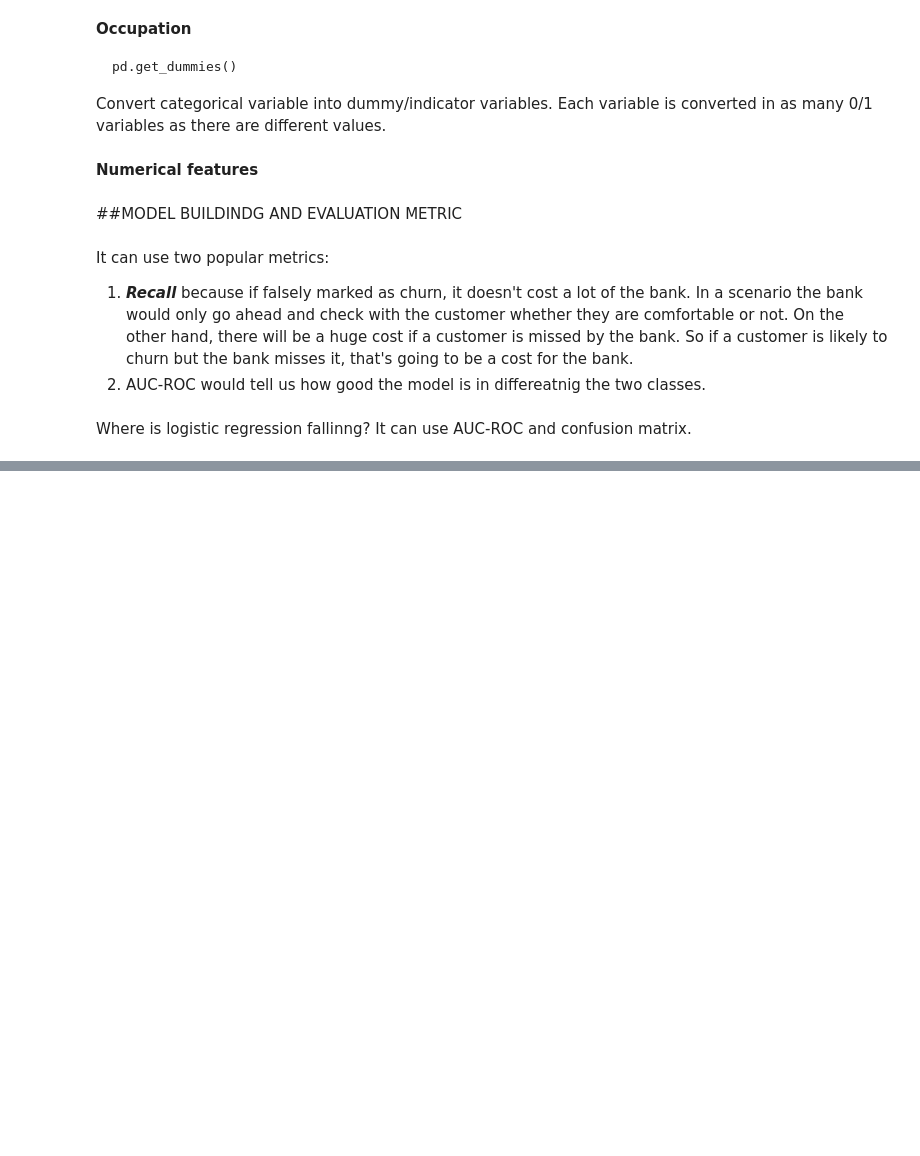
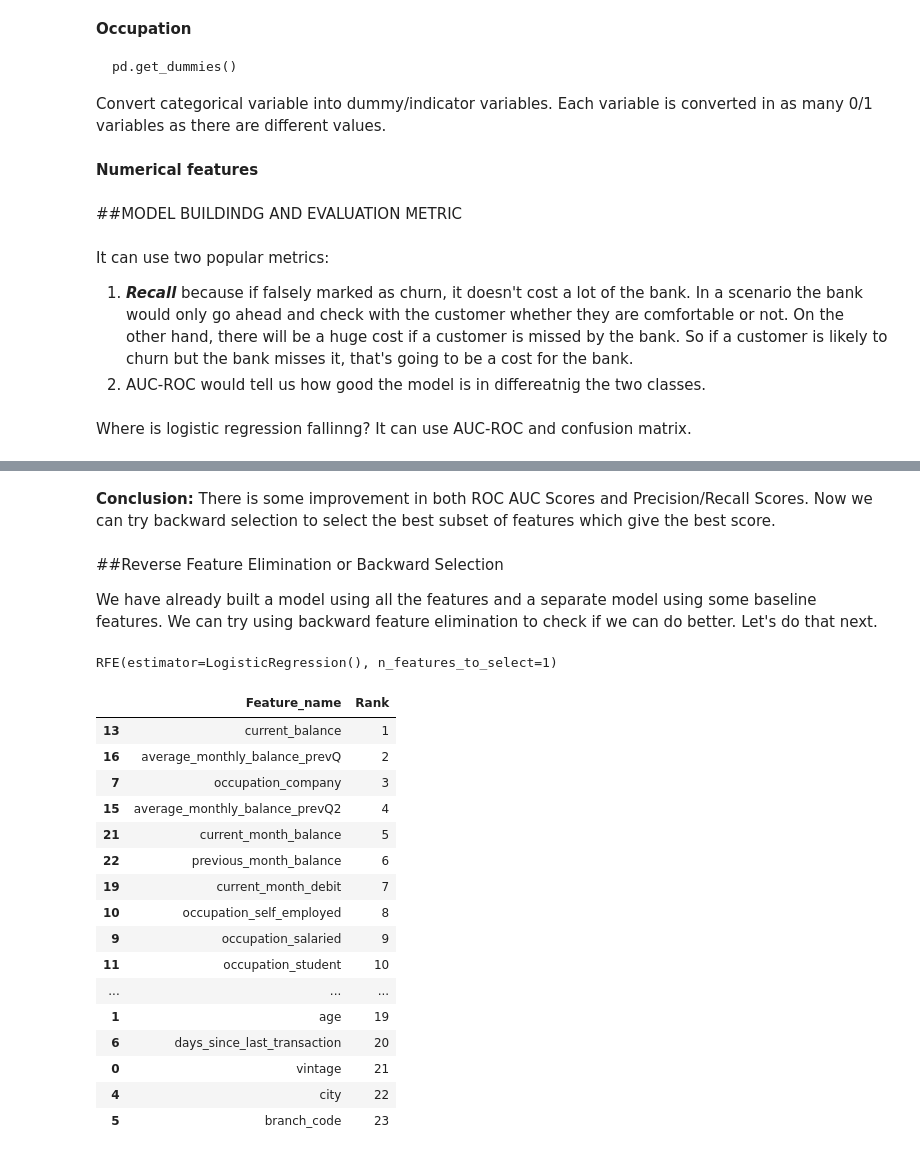
Before and after one commit to AlejandroPinto5/linear-models, a Jupyter notebook: Churn_prediction_project.ipynb, the cells around one changed output, grey strips where cells are left out. Cells and saved outputs as stored; diff of their text form; code cells hidden in the pictures; blank space fills up the shorter version.

```diff
--- a/Churn_prediction_project.ipynb
+++ b/Churn_prediction_project.ipynb
@@ -234,0 +346,40 @@ plt.legend(loc = 4)
+# %% [markdown]
+**Conclusion:** There is some improvement in both ROC AUC Scores and Precision/Recall Scores. Now we can try backward selection to select the best subset of features which give the best score.
+# %% [markdown]
+##Reverse Feature Elimination or Backward Selection
+
+We have already built a model using all the features and a separate model using some baseline features. We can try using backward feature elimination to check if we can do better. Let's do that next.
+# %%
+from sklearn.feature_selection import RFE
+import matplotlib.pyplot as plt
+
+# Create the RFE object and rank each feature
+model = LogisticRegression()
+rfe = RFE(estimator=model, n_features_to_select=1, step=1)
+rfe.fit(df, y_all)
+# %% [output]
+RFE(estimator=LogisticRegression(), n_features_to_select=1)
+# %%
+ranking_df = pd.DataFrame()
+ranking_df['Feature_name'] = df.columns
+ranking_df['Rank'] = rfe.ranking_
+ranked = ranking_df.sort_values(by=['Rank'])
+ranked
+# %% [output]
+|  | Feature_name | Rank |
+| 13 | current_balance | 1 |
+| 16 | average_monthly_balance_prevQ | 2 |
+| 7 | occupation_company | 3 |
+| 15 | average_monthly_balance_prevQ2 | 4 |
+| 21 | current_month_balance | 5 |
+| 22 | previous_month_balance | 6 |
+| 19 | current_month_debit | 7 |
+| 10 | occupation_self_employed | 8 |
+| 9 | occupation_salaried | 9 |
+| 11 | occupation_student | 10 |
+| ... | ... | ... |
+| 1 | age | 19 |
+| 6 | days_since_last_transaction | 20 |
+| 0 | vintage | 21 |
+| 4 | city | 22 |
+| 5 | branch_code | 23 |
```
Also changed, not shown: parts of 16 cells of this notebook.
